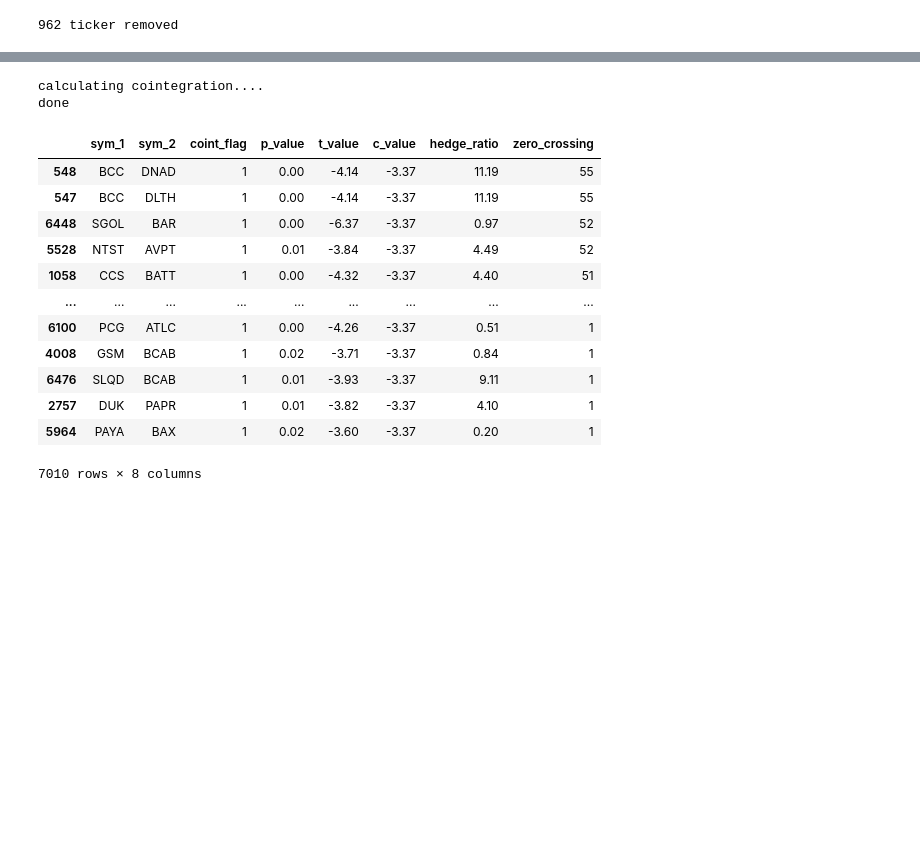
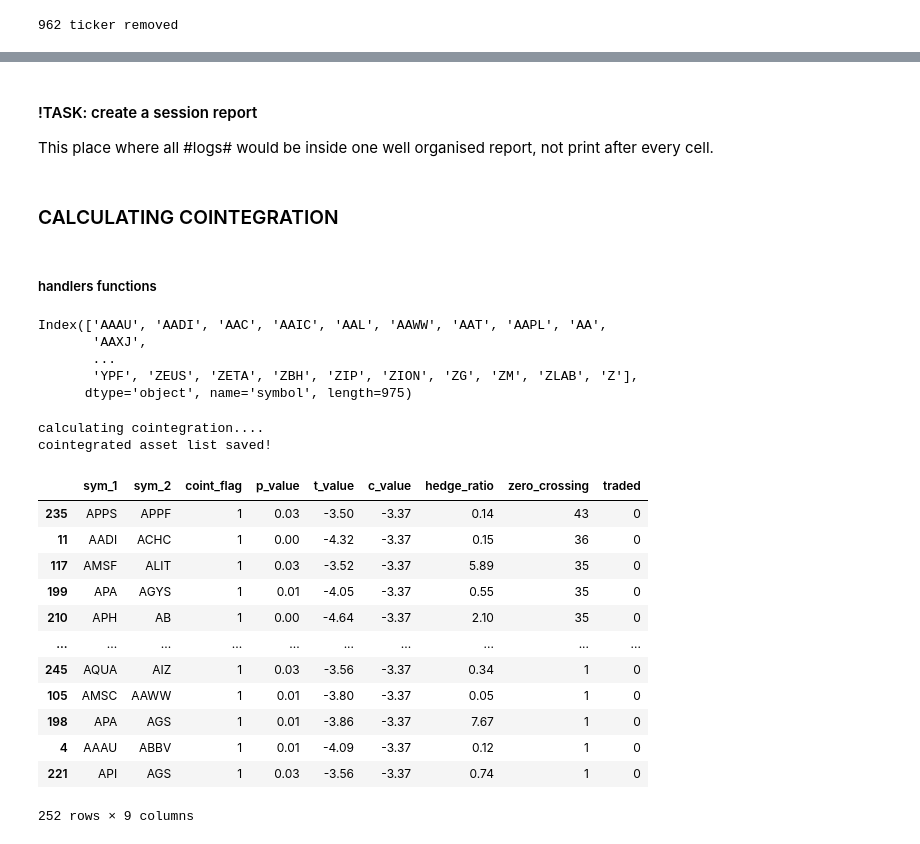
Before and after one commit to benchov/AlgoTrading, a Jupyter notebook: ALPACA_Statistical_Arbitrage_Project.ipynb, the cells around one changed output, grey strips where cells are left out. Drawn from its saved outputs; the diff is of its cells as text; code cells hidden in the pictures; blank space fills up the shorter version.

Commit message:
feat(ALPACA_Statistical_Arbitrage_Project.ipynb): Save traded assets into a dataframe

```diff
--- a/ALPACA_Statistical_Arbitrage_Project.ipynb
+++ b/ALPACA_Statistical_Arbitrage_Project.ipynb
@@ -144,3 +176,11 @@ len(tickers_cleared), len(df_bars_cleared)
+# %% [markdown]
+#### !TASK: create a session report
+
+This place where all #logs# would be inside one well organised report, not print after every cell.
+# %% [markdown]
+### CALCULATING COINTEGRATION
+# %% [markdown]
+##### handlers functions
 # %%
 def calculate_zscore (spread):
   df = pd.DataFrame(spread)
@@ -226,18 +349,26 @@ def get_cointegrated_pairs (data, ticker ):
+# %%
+print(tickers_cleared)
+# %% [output]
+Index(['AAAU', 'AADI', 'AAC', 'AAIC', 'AAL', 'AAWW', 'AAT', 'AAPL', 'AA',
+       'AAXJ',
+       ...
+       'YPF', 'ZEUS', 'ZETA', 'ZBH', 'ZIP', 'ZION', 'ZG', 'ZM', 'ZLAB', 'Z'],
+      dtype='object', name='symbol', length=975)
 # %%
-get_cointegrated_pairs(df_bars, tickers_cleared)
+get_cointegrated_pairs(df_bars, ticker=tickers_cleared[:100])
 # %% [output]
 calculating cointegration....
-done
+cointegrated asset list saved!
-|  | sym_1 | sym_2 | coint_flag | p_value | t_value | c_value | hedge_ratio | zero_crossing |
-| 548 | BCC | DNAD | 1 | 0.00 | -4.14 | -3.37 | 11.19 | 55 |
-| 547 | BCC | DLTH | 1 | 0.00 | -4.14 | -3.37 | 11.19 | 55 |
-| 6448 | SGOL | BAR | 1 | 0.00 | -6.37 | -3.37 | 0.97 | 52 |
-| 5528 | NTST | AVPT | 1 | 0.01 | -3.84 | -3.37 | 4.49 | 52 |
-| 1058 | CCS | BATT | 1 | 0.00 | -4.32 | -3.37 | 4.40 | 51 |
-| ... | ... | ... | ... | ... | ... | ... | ... | ... |
-| 6100 | PCG | ATLC | 1 | 0.00 | -4.26 | -3.37 | 0.51 | 1 |
-| 4008 | GSM | BCAB | 1 | 0.02 | -3.71 | -3.37 | 0.84 | 1 |
-| 6476 | SLQD | BCAB | 1 | 0.01 | -3.93 | -3.37 | 9.11 | 1 |
-| 2757 | DUK | PAPR | 1 | 0.01 | -3.82 | -3.37 | 4.10 | 1 |
-| 5964 | PAYA | BAX | 1 | 0.02 | -3.60 | -3.37 | 0.20 | 1 |
+|  | sym_1 | sym_2 | coint_flag | p_value | t_value | c_value | hedge_ratio | zero_crossing | traded |
+| 235 | APPS | APPF | 1 | 0.03 | -3.50 | -3.37 | 0.14 | 43 | 0 |
+| 11 | AADI | ACHC | 1 | 0.00 | -4.32 | -3.37 | 0.15 | 36 | 0 |
+| 117 | AMSF | ALIT | 1 | 0.03 | -3.52 | -3.37 | 5.89 | 35 | 0 |
+| 199 | APA | AGYS | 1 | 0.01 | -4.05 | -3.37 | 0.55 | 35 | 0 |
+| 210 | APH | AB | 1 | 0.00 | -4.64 | -3.37 | 2.10 | 35 | 0 |
+| ... | ... | ... | ... | ... | ... | ... | ... | ... | ... |
+| 245 | AQUA | AIZ | 1 | 0.03 | -3.56 | -3.37 | 0.34 | 1 | 0 |
+| 105 | AMSC | AAWW | 1 | 0.01 | -3.80 | -3.37 | 0.05 | 1 | 0 |
+| 198 | APA | AGS | 1 | 0.01 | -3.86 | -3.37 | 7.67 | 1 | 0 |
+| 4 | AAAU | ABBV | 1 | 0.01 | -4.09 | -3.37 | 0.12 | 1 | 0 |
+| 221 | API | AGS | 1 | 0.03 | -3.56 | -3.37 | 0.74 | 1 | 0 |
-7010 rows × 8 columns
+252 rows × 9 columns
```
Also changed, not shown: parts of 37 cells of this notebook.
